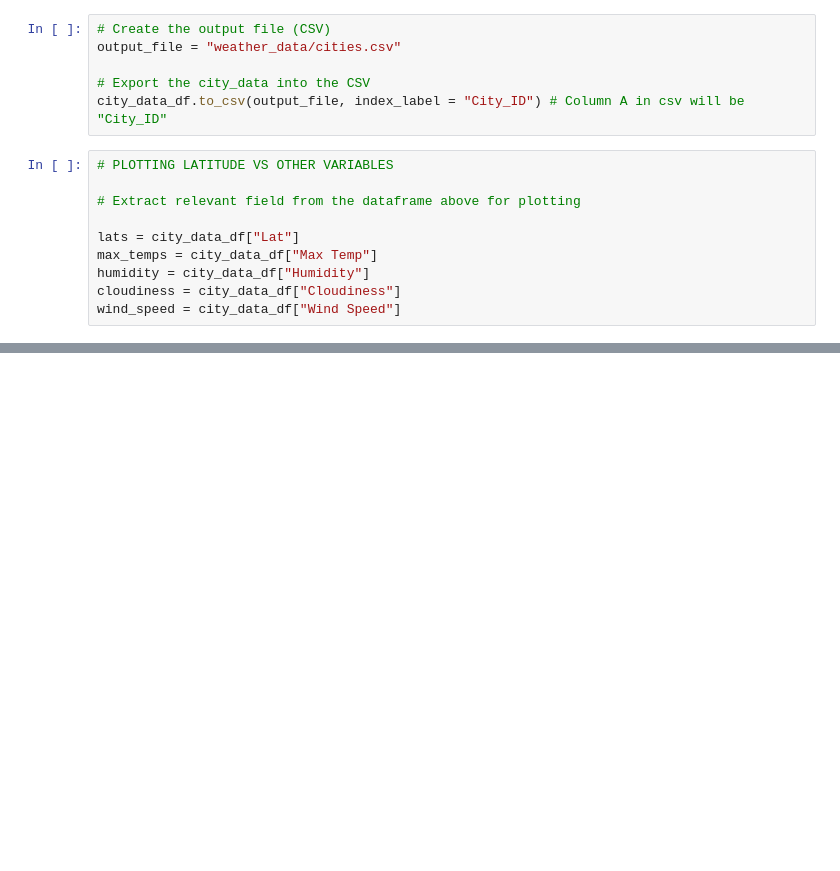
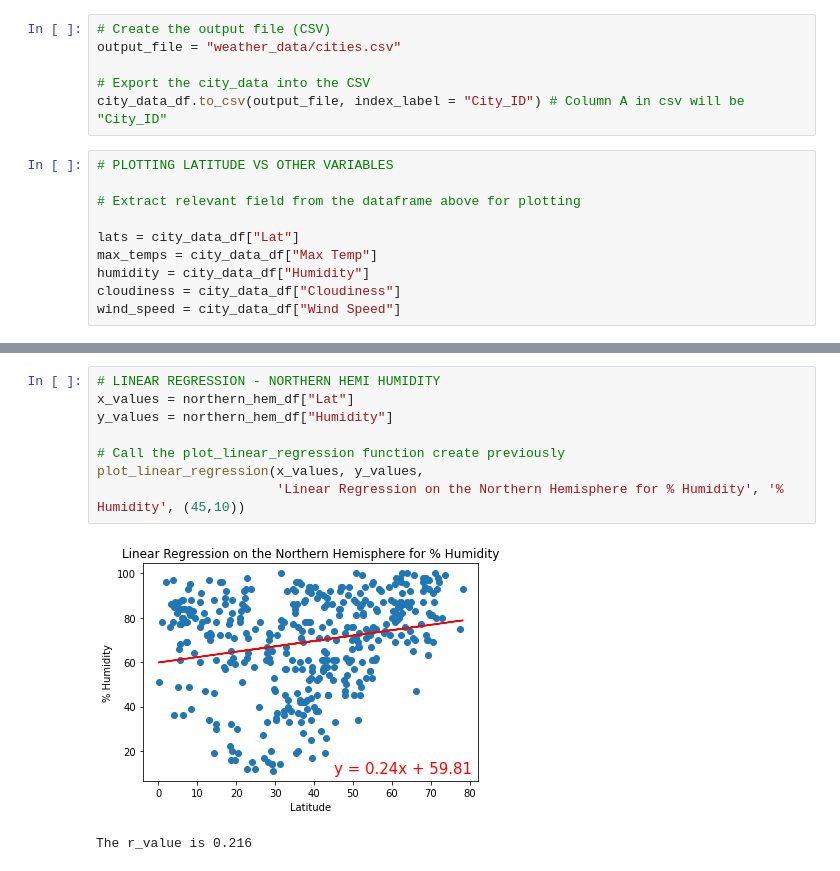
Before and after one commit to hdanso/world_weather_analysis, a Jupyter notebook: WeatherPy.ipynb, the cells around one changed output, grey strips where cells are left out. Saved outputs shown, nothing was run; the diff lists cells and outputs as text; blank space fills up the shorter version.

```diff
--- a/WeatherPy.ipynb
+++ b/WeatherPy.ipynb
@@ -276,0 +360,11 @@ plt.show()
+# %%
+# LINEAR REGRESSION - NORTHERN HEMI HUMIDITY
+x_values = northern_hem_df["Lat"]
+y_values = northern_hem_df["Humidity"]
+
+# Call the plot_linear_regression function create previously
+plot_linear_regression(x_values, y_values,
+                       'Linear Regression on the Northern Hemisphere for % Humidity', '% Humidity', (45,10))
+# %% [output]
+[figure, added]
+The r_value is 0.216
```
Also changed, not shown: parts of 20 cells of this notebook.
